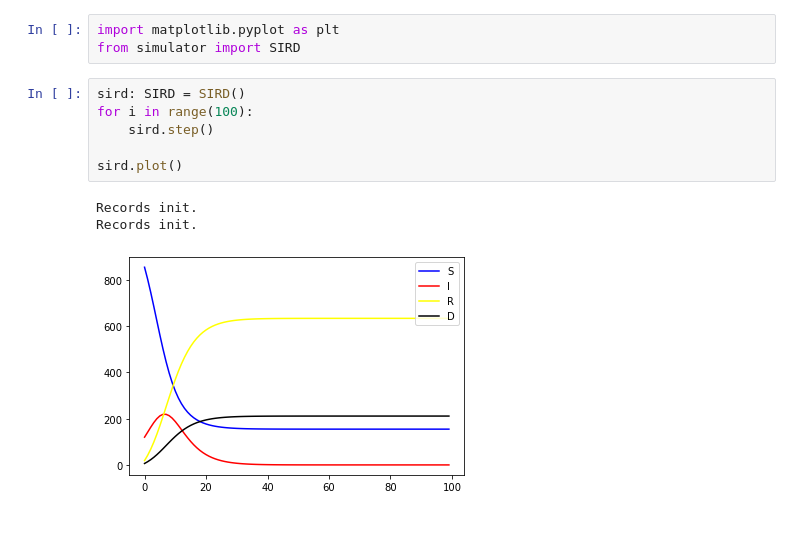
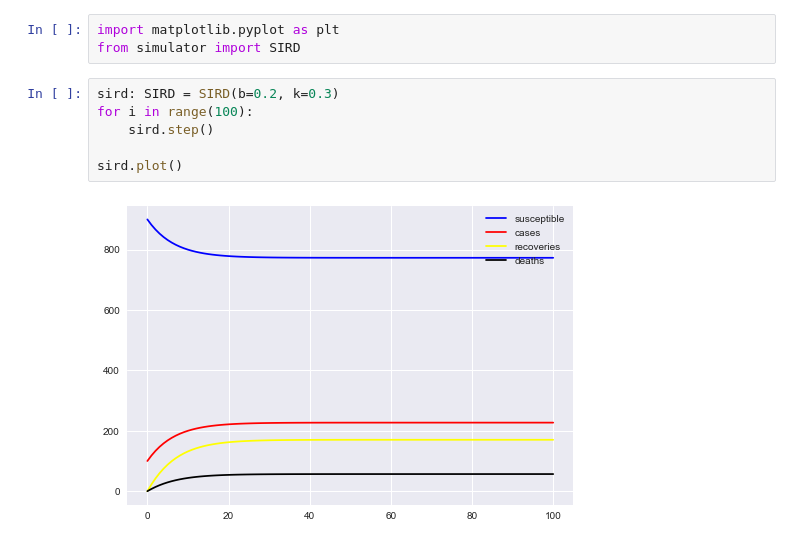
Before and after one commit to Katsutoshii/adversarial-epidemics, a Jupyter notebook: src/SIRD.ipynb, the cells around one changed output. Drawn from its saved outputs; the diff is of its cells as text.

Commit message:
Visualization works!!!

```diff
--- a/src/SIRD.ipynb
+++ b/src/SIRD.ipynb
@@ -2,15 +2,13 @@
 import matplotlib.pyplot as plt
 from simulator import SIRD
 # %%
-sird: SIRD = SIRD()
+sird: SIRD = SIRD(b=0.2, k=0.3)
 for i in range(100):
     sird.step()
 
 sird.plot()
 # %% [output]
-Records init.
-Records init.
-[figure, old version]
+[figure, new version]
 # %%
 sird.get_dict()
 # %% [output]
```
Also changed, not shown: parts of 1 cell of this notebook, 4 other files.
